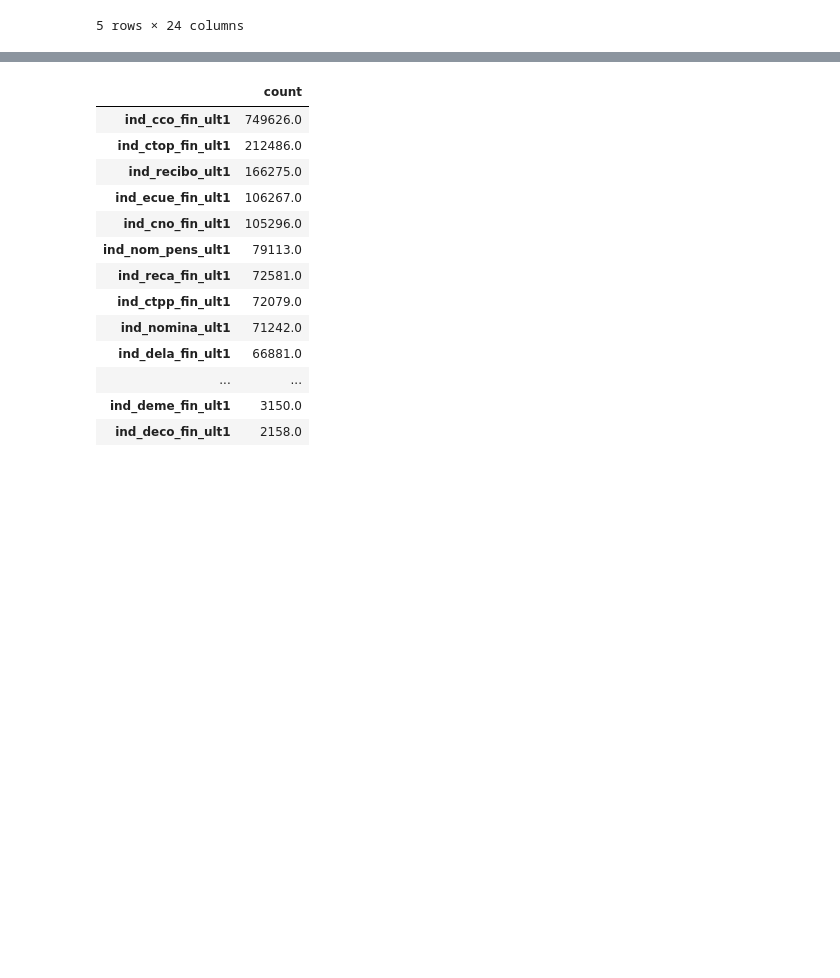
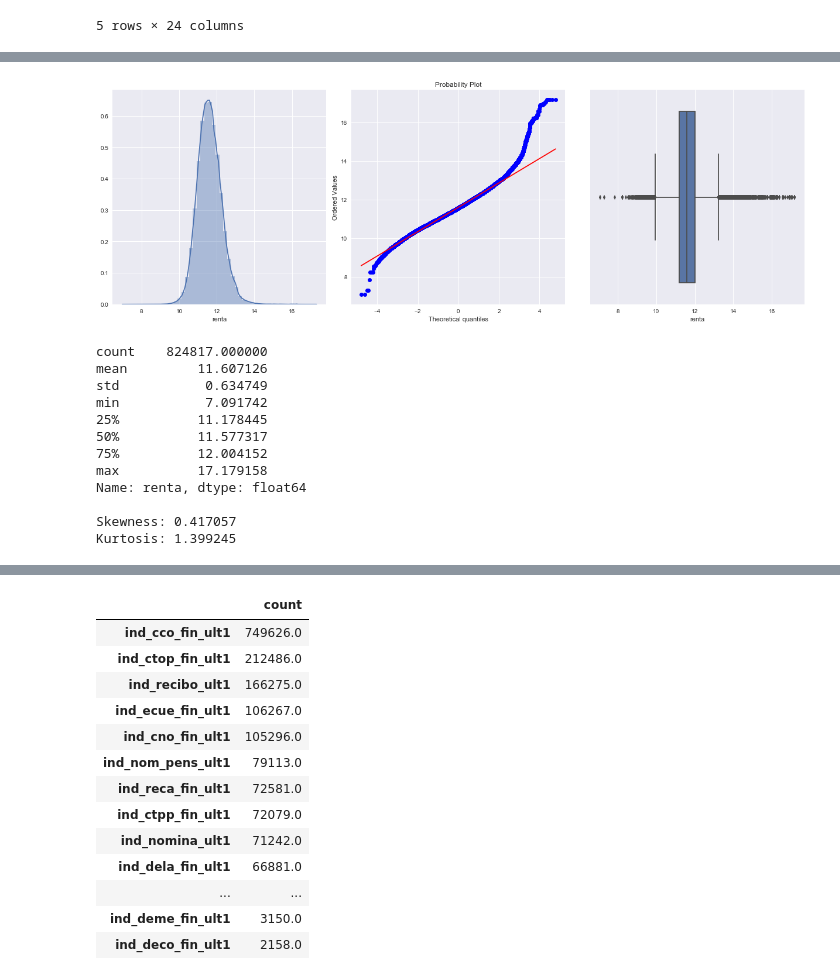
Before and after one commit to byaracho/Kaggle_Project, a Jupyter notebook: Santander_Product_Recommendation/EDA_ver.1_byaracho.ipynb, the cells around one changed output, grey strips where cells are left out. Saved outputs shown, nothing was run; the diff lists cells and outputs as text; code cells hidden in the pictures; blank space fills up the shorter version.

```diff
--- a/Santander_Product_Recommendation/EDA_ver.1_byaracho.ipynb
+++ b/Santander_Product_Recommendation/EDA_ver.1_byaracho.ipynb
@@ -265,0 +322,34 @@ ValueError: min() arg is an empty sequence
+# %%
+renta = np.log(renta)
+
+plt.figure(figsize=(17,6))
+
+plt.subplot(131)
+sns.distplot(renta)
+
+plt.subplot(132)
+stats.probplot(renta, plot=plt)
+
+plt.subplot(133)
+sns.boxplot(renta)
+plt.tight_layout()
+plt.show()
+
+print(renta.describe(),"\n")
+
+print("Skewness: %f" % renta.skew())
+print("Kurtosis: %f" % renta.kurt())
+# %% [output]
+[figure, added]
+count    824817.000000
+mean         11.607126
+std           0.634749
+min           7.091742
+25%          11.178445
+50%          11.577317
+75%          12.004152
+max          17.179158
+Name: renta, dtype: float64
+
+Skewness: 0.417057
+Kurtosis: 1.399245
```
Also changed, not shown: parts of 27 cells of this notebook.
